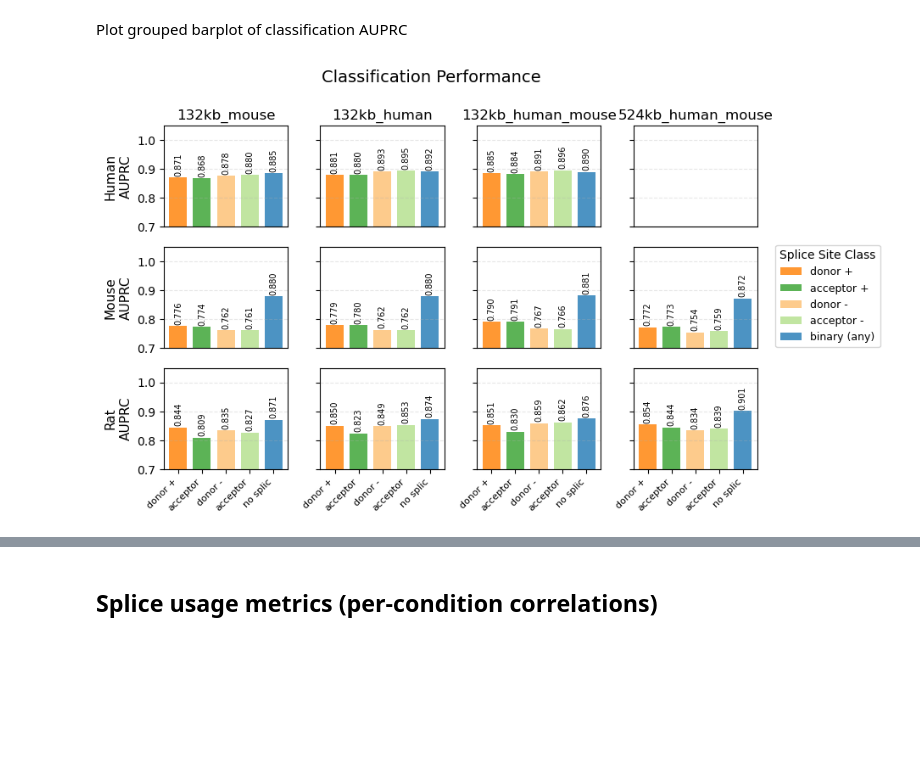
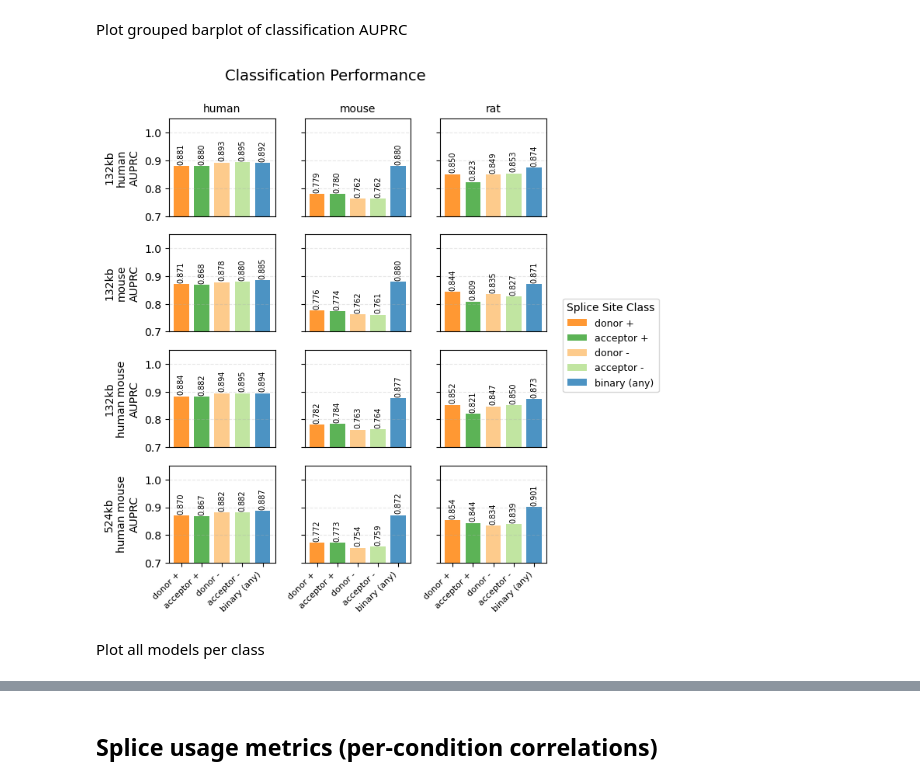
Before and after one commit to anamariaelek/alphagenome-pytorch, a Jupyter notebook: examples/notebooks/splice_eval_compara.ipynb, the cells around one changed output, grey strips where cells are left out. Saved outputs shown, nothing was run; the diff lists cells and outputs as text; code cells hidden in the pictures; blank space fills up the shorter version.

```diff
--- a/examples/notebooks/splice_eval_compara.ipynb
+++ b/examples/notebooks/splice_eval_compara.ipynb
@@ -9,7 +11,8 @@ import matplotlib.pyplot as plt
 metrics_dict = {}
 
 # Load saved predictions
-models = ["132kb_mouse", "132kb_human", "132kb_human_mouse", "524kb_human_mouse"]
+models = ["132kb_human", "132kb_mouse", "132kb_human_mouse", "524kb_human_mouse"]
+# models = ["132kb_human", "132kb_mouse", "132kb_human_mouse", "524kb_human_mouse", "132kb_human_mouse_rat", "524kb_human_mouse_rat"]
 for model in models:
     for pred_sps in ["rat", "mouse", "human"]:
         # Construct prediction directory path
@@ -24,6 +27,8 @@ for model in models:
                 print(f"  Loading metrics from {metrics_fn}")
                 with open(metrics_fn, "r") as f:
                     metrics = json.load(f)
-            # Collect metrics for plotting
-            metrics_dict[(model, pred_sps, sps)] = metrics
+                # Collect metrics for plotting (only if file exists)
+                metrics_dict[(model, pred_sps, sps)] = metrics
+            else:
+                print(f"  Skipping - file not found: {metrics_fn}")
 # %% [output]
@@ -121,12 +181,11 @@ Extracted 80 classification metrics
 Plot grouped barplot of classification AUPRC
 # %%
 # Grouped barplot: Classification AUPRC by class, organized in grid
-# Rows = evaluation species, Columns = models
+# Rows = models, Columns = evaluation species
 import matplotlib.pyplot as plt
 import numpy as np
 
 # Get unique models and prediction species
-models = models #sorted(df_classification['model'].unique())
 pred_species_list = sorted(df_classification['pred_species'].unique())
 classes = sorted(df_classification['class_idx'].unique())
 
@@ -134,22 +193,22 @@ n_models = len(models)
 n_species = len(pred_species_list)
 n_classes = len(classes)
 
-# Create subplot grid: rows = species, cols = models
-fig, axes = plt.subplots(n_species, n_models, figsize=(n_models * 2, n_species * 1.8),
+# Create subplot grid: rows = models, cols = species
+fig, axes = plt.subplots(n_models, n_species, figsize=(n_species * 2, n_models * 1.8),
                          squeeze=False, sharex=False, sharey=True)
 
 bar_width = 0.25
 x = np.arange(n_classes)
 
-# Plot each species × model combination
-for species_idx, pred_sps in enumerate(pred_species_list):
-    for model_idx, model in enumerate(models):
-        ax = axes[species_idx, model_idx]
+# Plot each model × species combination
+for model_idx, model in enumerate(models):
+    for species_idx, pred_sps in enumerate(pred_species_list):
+        ax = axes[model_idx, species_idx]
 
-        # Filter data for this species and model
+        # Filter data for this model and species
         subset = df_classification[
-            (df_classification['pred_species'] == pred_sps) &
-            (df_classification['model'] == model)
+            (df_classification['model'] == model) &
+            (df_classification['pred_species'] == pred_sps)
         ]
 
         if len(subset) > 0:
@@ -178,43 +237,46 @@ for species_idx, pred_sps in enumerate(pred_species_list):
         ax.set_ylim(0.7, 1.05)
         ax.grid(axis='y', alpha=0.3, linestyle='--')
 
-        # Set title for top row (model names)
+        # Set title for top row (species names)
+        if model_idx == 0:
+            ax.set_title(pred_sps, fontsize=10)
+
+        # Set ylabel for leftmost column (model names)
         if species_idx == 0:
-            ax.set_title(model)
-
-        # Set ylabel for leftmost column (species names)
-        if model_idx == 0:
-            ax.set_ylabel(f'{pred_sps.capitalize()}\nAUPRC',
-                         fontsize=11)
+            # Split model name for better display
+            seq_len = model.split("_")[0]
+            sps = " ".join(model.split("_")[1:])
+            ax.set_ylabel(f'{seq_len}\n{sps}\nAUPRC', fontsize=10)
 
         # Only show x-ticks on bottom row
-        if species_idx == n_species - 1:
+        if model_idx == n_models - 1:
             ax.set_xticks(range(n_classes))
-            ax.set_xticklabels([CLASS_LABELS.get(c, 'binary')[:8] for c in classes],
+            ax.set_xticklabels([CLASS_LABELS.get(c, 'binary')[:12] for c in classes],
                               rotation=45, ha='right', fontsize=8)
         else:
             ax.set_xticks([])
 
 # Add overall title
-fig.suptitle('Classification Performance',
-             fontsize=14, y=0.995)
+fig.suptitle('Classification Performance', fontsize=14, y=0.995)
 
 # Create legend (only once, outside subplots)
 handles = []
 labels = []
 for class_idx in classes:
     color = CLASS_COLORS.get(class_idx, '#888888')
     label = CLASS_LABELS.get(class_idx, f'class_{class_idx}')
     if class_idx == 4:
         label = 'binary (any)'
         color = '#1f78b4'
     handles.append(plt.Rectangle((0,0),1,1, fc=color, alpha=0.8))
     labels.append(label)
 
 fig.legend(handles, labels, title='Splice Site Class',
           loc='center left', bbox_to_anchor=(1.0, 0.5), fontsize=9)
 
 plt.tight_layout()
 plt.show()
 # %% [output]
-[figure, old version]
+[figure, new version]
+# %% [markdown]
+Plot all models per class
```
Also changed, not shown: parts of 11 cells of this notebook, 3 other files.
